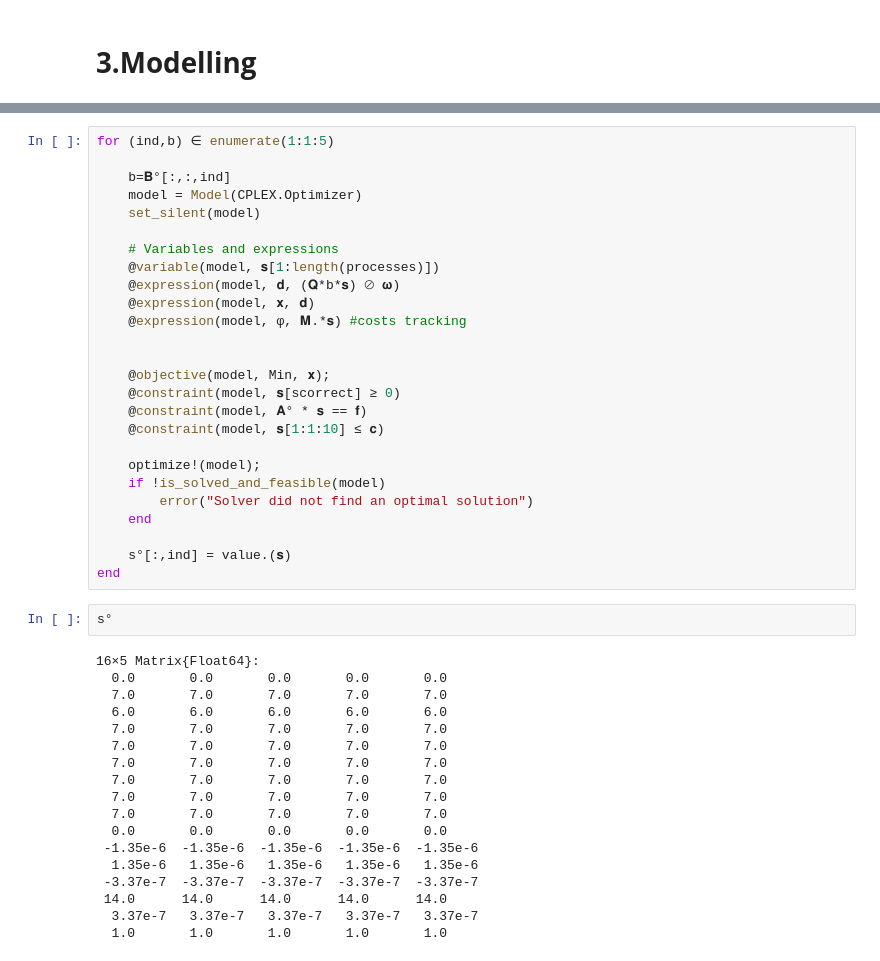
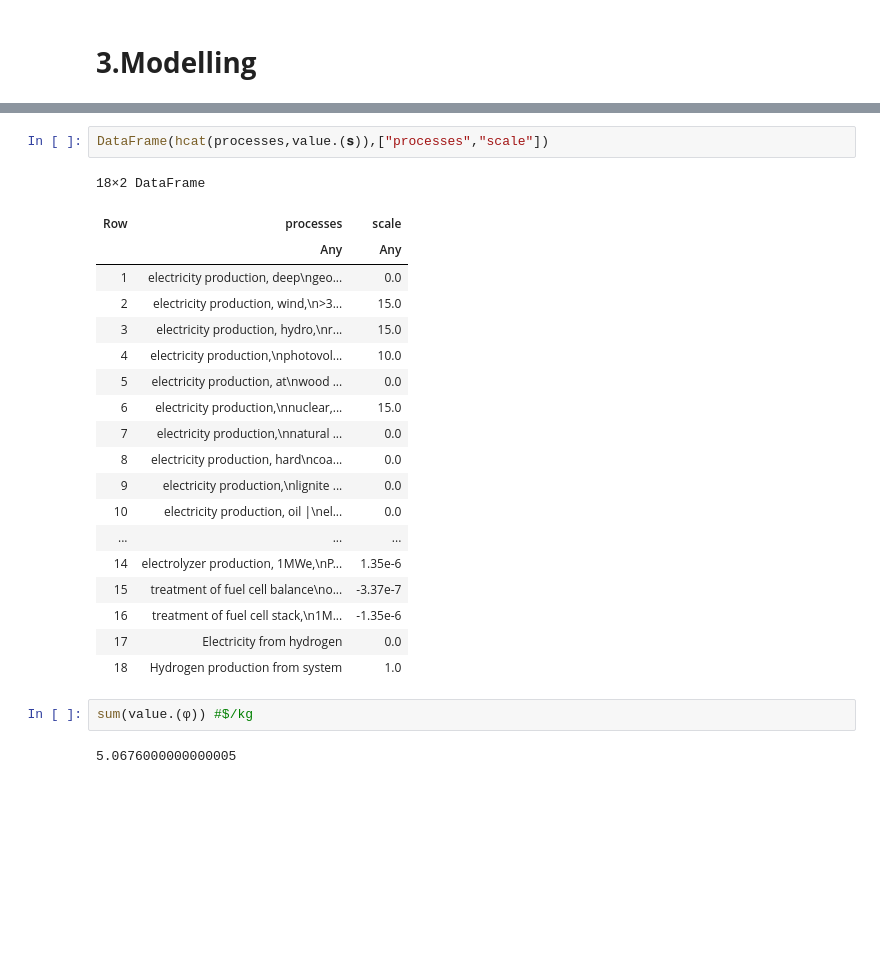
Before and after one commit to Michael-ljn/pathways-H2-prod-within-PBs, a Jupyter notebook: Tutorial/Tutorial.ipynb, the cells around one changed output, grey strips where cells are left out. Cells and saved outputs as stored; diff of their text form; blank space fills up the shorter version.

```diff
--- a/Tutorial/Tutorial.ipynb
+++ b/Tutorial/Tutorial.ipynb
@@ -712,46 +608,26 @@ s°=zeros(length(processes),size(𝐁°,3))
-# %%
-for (ind,b) ∈ enumerate(1:1:5)
-
-    b=𝐁°[:,:,ind]
-    model = Model(CPLEX.Optimizer)
-    set_silent(model)
-
-    # Variables and expressions
-    @variable(model, 𝐬[1:length(processes)])
-    @expression(model, 𝐝, (𝐐*b*𝐬) ⊘ 𝛚)
-    @expression(model, 𝐱, 𝐝)
-    @expression(model, φ, 𝐌.*𝐬) #costs tracking
-
-
-    @objective(model, Min, 𝐱);
-    @constraint(model, 𝐬[scorrect] ≥ 0)
-    @constraint(model, 𝐀° * 𝐬 == 𝐟)
-    @constraint(model, 𝐬[1:1:10] ≤ 𝐜)
-
-    optimize!(model);
-    if !is_solved_and_feasible(model)
-        error("Solver did not find an optimal solution")
-    end
-
-    s°[:,ind] = value.(𝐬)
-end
-# %%
-s°
-# %% [output]
-16×5 Matrix{Float64}:
-  0.0       0.0       0.0       0.0       0.0
-  7.0       7.0       7.0       7.0       7.0
-  6.0       6.0       6.0       6.0       6.0
-  7.0       7.0       7.0       7.0       7.0
-  7.0       7.0       7.0       7.0       7.0
-  7.0       7.0       7.0       7.0       7.0
-  7.0       7.0       7.0       7.0       7.0
-  7.0       7.0       7.0       7.0       7.0
-  7.0       7.0       7.0       7.0       7.0
-  0.0       0.0       0.0       0.0       0.0
- -1.35e-6  -1.35e-6  -1.35e-6  -1.35e-6  -1.35e-6
-  1.35e-6   1.35e-6   1.35e-6   1.35e-6   1.35e-6
- -3.37e-7  -3.37e-7  -3.37e-7  -3.37e-7  -3.37e-7
- 14.0      14.0      14.0      14.0      14.0
-  3.37e-7   3.37e-7   3.37e-7   3.37e-7   3.37e-7
-  1.0       1.0       1.0       1.0       1.0
+# %%
+DataFrame(hcat(processes,value.(𝐬)),["processes","scale"])
+# %% [output]
+18×2 DataFrame
+| Row | processes | scale |
+|  | Any | Any |
+| 1 | electricity production, deep\ngeo... | 0.0 |
+| 2 | electricity production, wind,\n>3... | 15.0 |
+| 3 | electricity production, hydro,\nr... | 15.0 |
+| 4 | electricity production,\nphotovol... | 10.0 |
+| 5 | electricity production, at\nwood ... | 0.0 |
+| 6 | electricity production,\nnuclear,... | 15.0 |
+| 7 | electricity production,\nnatural ... | 0.0 |
+| 8 | electricity production, hard\ncoa... | 0.0 |
+| 9 | electricity production,\nlignite ... | 0.0 |
+| 10 | electricity production, oil |\nel... | 0.0 |
+| ... | ... | ... |
+| 14 | electrolyzer production, 1MWe,\nP... | 1.35e-6 |
+| 15 | treatment of fuel cell balance\no... | -3.37e-7 |
+| 16 | treatment of fuel cell stack,\n1M... | -1.35e-6 |
+| 17 | Electricity from hydrogen | 0.0 |
+| 18 | Hydrogen production from system | 1.0 |
+# %%
+sum(value.(φ)) #$/kg
+# %% [output]
+5.0676000000000005
```
Also changed, not shown: parts of 57 cells of this notebook, 4 other files.
